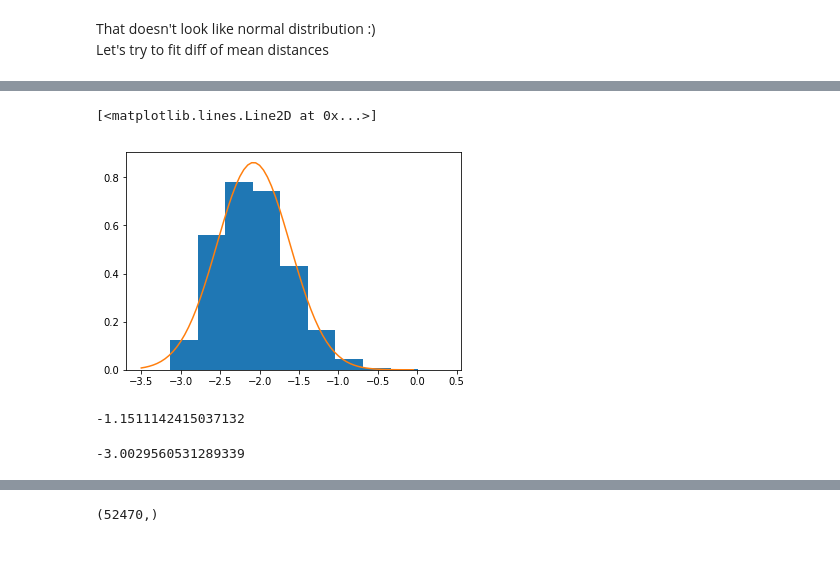
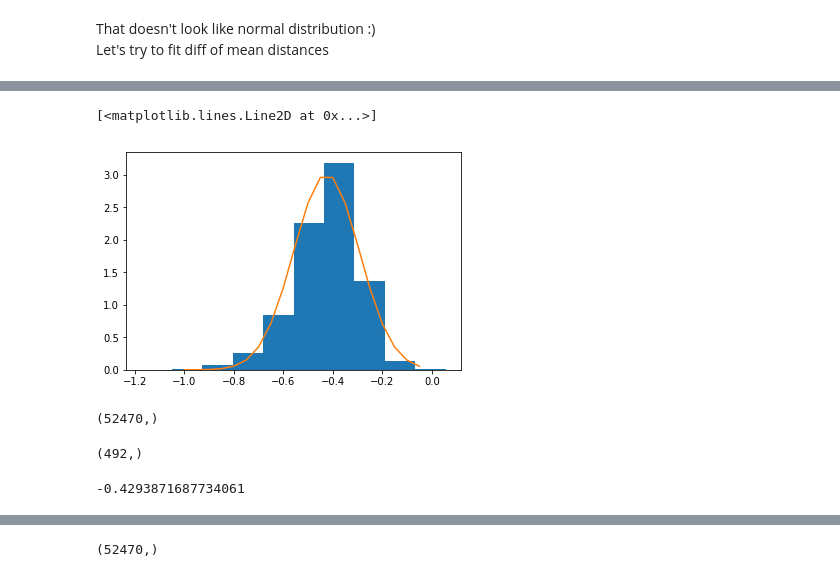
Before and after one commit to artemkondyukov/catch_bonds, a Jupyter notebook: notebooks/AssociationNucleus_1sq0.ipynb, the cells around one changed output, grey strips where cells are left out. Cells and saved outputs as stored; diff of their text form; code cells hidden in the pictures.

```diff
--- a/notebooks/AssociationNucleus_1sq0.ipynb
+++ b/notebooks/AssociationNucleus_1sq0.ipynb
@@ -324,3 +448,21 @@ classified.shape
+# %%
+FF_frames = {
+    "FU": [],
+    "FF": [],
+    "UU": [],
+    "UF": []
+}
+
+for force in range(21):
+    for rep in range(10):
+        state = (0, 0)
+
+        for frame in range(999):
+            cur = classified[force, rep, frame]
+            if cur == 1:
+                state = (1, 0)
+            elif cur == 2:
+                state = ()
 # %%
 I_to_D_frames = []
 
@@ -375,5 +519,9 @@ plt.plot(xs_, ys)
 # %% [markdown]
 That doesn't look like normal distribution :)
 Let's try to fit diff of mean distances
+# %%
+I_to_A_dists_res = I_to_A_dists[np.random.choice(I_to_A_dists.shape[0], 460, replace=False)]
 # %%
 diff_matrix = I_to_A_dists.mean(axis=0) - I_to_D_dists.mean(axis=0)
+# %%
+diff_matrix = I_to_A_dists_res.mean(axis=0) - I_to_D_dists.mean(axis=0)
@@ -380,16 +560,18 @@ diff_matrix = I_to_A_dists.mean(axis=0) - I_to_D_dists.mean(axis=0)
+# %%
+diff_matrix_norm = diff_matrix / mean_pair_dists
 # %%
 mix = GaussianMixture()
-plt.hist(diff_matrix, density=True)
-mix.fit(diff_matrix[:, None])
+plt.hist(diff_matrix_norm, density=True)
+mix.fit(diff_matrix_norm[:, None])
 std = 1 / np.sqrt(mix.precisions_[0, 0, 0])
 mean = mix.means_[0, 0]
 
-xs_ = np.arange(-3.5, 0, 0.05)
+xs_ = np.arange(-1, 0, 0.05)
 xs = xs_ - mean
 xs /= std
 ys = 1 / std * scipy.stats.norm().pdf(xs)
 
 plt.plot(xs_, ys)
 # %% [output]
 [<matplotlib.lines.Line2D at 0x...>]
-[figure, old version]
+[figure, new version]
@@ -396,8 +580,12 @@ plt.plot(xs_, ys)
+# %%
+diff_matrix_norm.shape
+# %% [output]
+(52470,)
+# %%
+np.where(diff_matrix_norm <= (mean - 3 * std))[0].shape
+# %% [output]
+(492,)
 # %%
-mean + 2 * std
+mean
 # %% [output]
--1.1511142415037132
+-0.4293871687734061
-# %%
-mean - 2 * std
-# %% [output]
--3.0029560531289339
```
Also changed, not shown: parts of 29 cells of this notebook.
